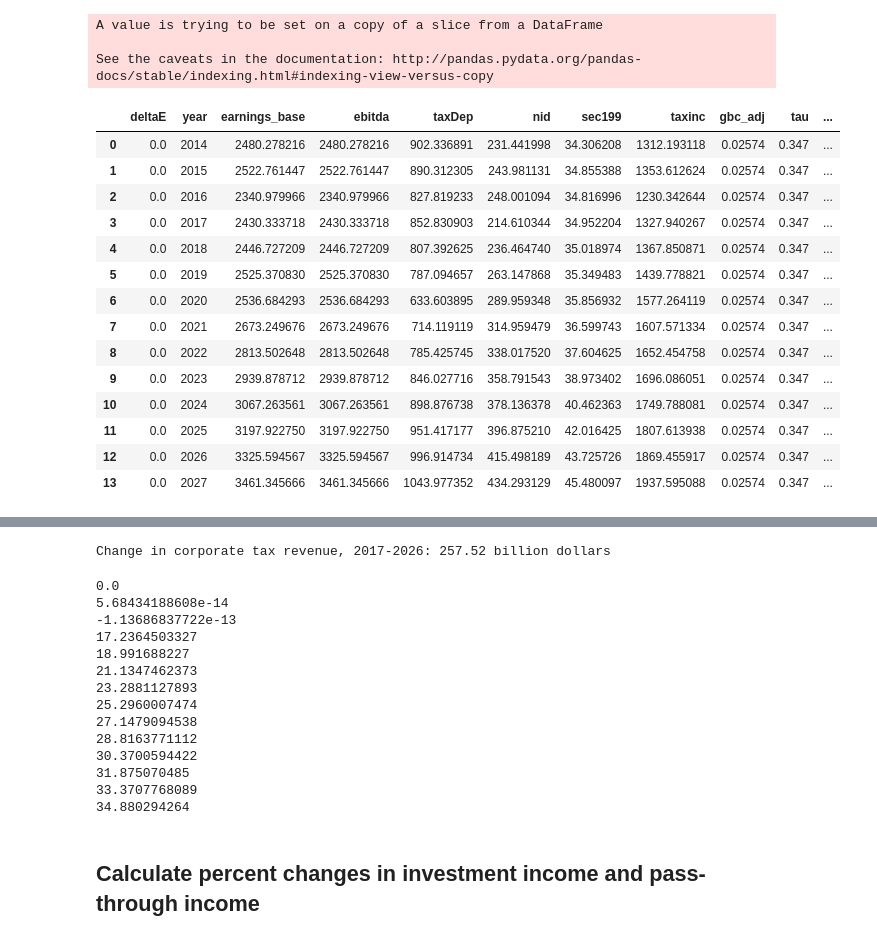
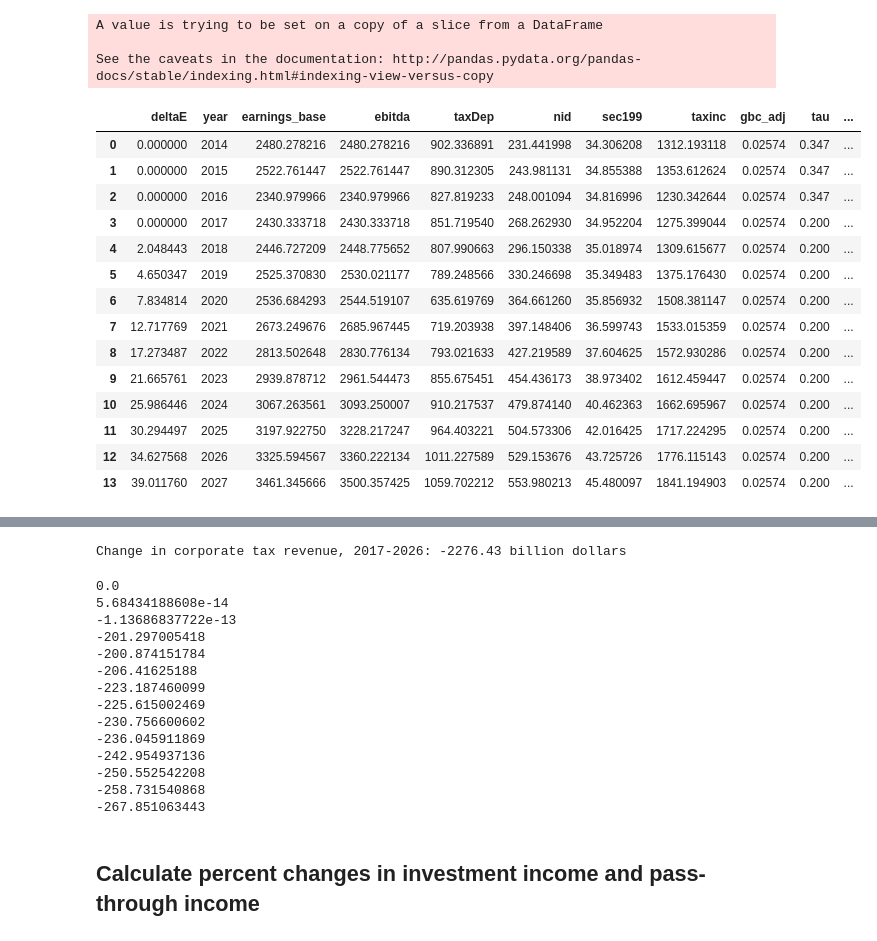
Before and after one commit to PSLmodels/Business-Taxation, a Jupyter notebook: combined_corporate_model.ipynb, the cells around one changed output, grey strips where cells are left out. Cells and saved outputs as stored; diff of their text form; code cells hidden in the pictures.

```diff
--- a/combined_corporate_model.ipynb
+++ b/combined_corporate_model.ipynb
@@ -95,13 +95,13 @@ E = 0.058   #real return on equity
 ## Tax policy parameters
 reform_start_year = 2017
 tau_base = 0.35     #statutory tax rate, current law
-tau_ref = 0.35      #statutory tax rate
-progressive_rate = True
-int_hc = 0.2        #haircut on interest deduction
+tau_ref = 0.2      #statutory tax rate
+progressive_rate = False
+int_hc = 0.0        #haircut on interest deduction
 ## Modify bonus depreciation dataset to use new laws
 bonus_data_ref = copy.deepcopy(bonus_data)
 #for i in range(len(bonus_data_ref)):
-#    if bonus_data_ref['year'][i] >= reform_start_year:
+#    if (bonus_data_ref['year'][i] >= reform_start_year):# and (bonus_data_ref['year'][i] < reform_start_year+5):
 #        bonus_data_ref['bonus3'][i] = 1.
 #        bonus_data_ref['bonus5'][i] = 1.
 #        bonus_data_ref['bonus7'][i] = 1.
@@ -293,7 +296,7 @@ iit_params_ref = {
     }
 }
 # %%
-(NID_ref, NIP_ref) = NID_response(capPath_ref_corp, nid_hc_year=reform_start_year, nid_hc=int_hc)
+(NID_ref, NIP_ref) = NID_response(capPath_ref_corp)
 (IntDed_ref_noncorp, IntPaid_ref_noncorp) = noncorpIntDeduction_response(capPath_base_noncorp, id_hc_year=reform_start_year,
                                                                          id_hc_old=int_hc, id_hc_new=int_hc)
 combined_ref = combined_ref.merge(right=NID_ref, how='outer', on='year')
@@ -321,26 +324,26 @@ A value is trying to be set on a copy of a slice from a DataFrame
 See the caveats in the documentation: http://pandas.pydata.org/pandas-docs/stable/indexing.html#indexing-view-versus-copy
 # %%
 combined_ref = combined_ref.merge(right=ftc_base, how='outer', on='year')
-amt_ref = AMTmodel(ctax_rates=np.asarray(combined_ref['tau']))
+amt_ref = AMTmodel(amt_repeal_year=reform_start_year, ctax_rates=np.asarray(combined_ref['tau']))
 combined_ref = combined_ref.merge(right=amt_ref, how='outer', on='year')
 combined_ref['taxrev'] = combined_ref['taxbc'] + combined_ref['amt'] - combined_ref['ftc'] - combined_ref['pymtc']
 combined_ref
 # %% [output]
 |  | deltaE | year | earnings_base | ebitda | taxDep | nid | sec199 | taxinc | gbc_adj | tau | ... |
-| 0 | 0.0 | 2014 | 2480.278216 | 2480.278216 | 902.336891 | 231.441998 | 34.306208 | 1312.193118 | 0.02574 | 0.347 | ... |
-| 1 | 0.0 | 2015 | 2522.761447 | 2522.761447 | 890.312305 | 243.981131 | 34.855388 | 1353.612624 | 0.02574 | 0.347 | ... |
-| 2 | 0.0 | 2016 | 2340.979966 | 2340.979966 | 827.819233 | 248.001094 | 34.816996 | 1230.342644 | 0.02574 | 0.347 | ... |
-| 3 | 0.0 | 2017 | 2430.333718 | 2430.333718 | 852.830903 | 214.610344 | 34.952204 | 1327.940267 | 0.02574 | 0.347 | ... |
-| 4 | 0.0 | 2018 | 2446.727209 | 2446.727209 | 807.392625 | 236.464740 | 35.018974 | 1367.850871 | 0.02574 | 0.347 | ... |
-| 5 | 0.0 | 2019 | 2525.370830 | 2525.370830 | 787.094657 | 263.147868 | 35.349483 | 1439.778821 | 0.02574 | 0.347 | ... |
-| 6 | 0.0 | 2020 | 2536.684293 | 2536.684293 | 633.603895 | 289.959348 | 35.856932 | 1577.264119 | 0.02574 | 0.347 | ... |
-| 7 | 0.0 | 2021 | 2673.249676 | 2673.249676 | 714.119119 | 314.959479 | 36.599743 | 1607.571334 | 0.02574 | 0.347 | ... |
-| 8 | 0.0 | 2022 | 2813.502648 | 2813.502648 | 785.425745 | 338.017520 | 37.604625 | 1652.454758 | 0.02574 | 0.347 | ... |
-| 9 | 0.0 | 2023 | 2939.878712 | 2939.878712 | 846.027716 | 358.791543 | 38.973402 | 1696.086051 | 0.02574 | 0.347 | ... |
-| 10 | 0.0 | 2024 | 3067.263561 | 3067.263561 | 898.876738 | 378.136378 | 40.462363 | 1749.788081 | 0.02574 | 0.347 | ... |
-| 11 | 0.0 | 2025 | 3197.922750 | 3197.922750 | 951.417177 | 396.875210 | 42.016425 | 1807.613938 | 0.02574 | 0.347 | ... |
-| 12 | 0.0 | 2026 | 3325.594567 | 3325.594567 | 996.914734 | 415.498189 | 43.725726 | 1869.455917 | 0.02574 | 0.347 | ... |
-| 13 | 0.0 | 2027 | 3461.345666 | 3461.345666 | 1043.977352 | 434.293129 | 45.480097 | 1937.595088 | 0.02574 | 0.347 | ... |
+| 0 | 0.000000 | 2014 | 2480.278216 | 2480.278216 | 902.336891 | 231.441998 | 34.306208 | 1312.193118 | 0.02574 | 0.347 | ... |
+| 1 | 0.000000 | 2015 | 2522.761447 | 2522.761447 | 890.312305 | 243.981131 | 34.855388 | 1353.612624 | 0.02574 | 0.347 | ... |
+| 2 | 0.000000 | 2016 | 2340.979966 | 2340.979966 | 827.819233 | 248.001094 | 34.816996 | 1230.342644 | 0.02574 | 0.347 | ... |
+| 3 | 0.000000 | 2017 | 2430.333718 | 2430.333718 | 851.719540 | 268.262930 | 34.952204 | 1275.399044 | 0.02574 | 0.200 | ... |
+| 4 | 2.048443 | 2018 | 2446.727209 | 2448.775652 | 807.990663 | 296.150338 | 35.018974 | 1309.615677 | 0.02574 | 0.200 | ... |
+| 5 | 4.650347 | 2019 | 2525.370830 | 2530.021177 | 789.248566 | 330.246698 | 35.349483 | 1375.176430 | 0.02574 | 0.200 | ... |
+| 6 | 7.834814 | 2020 | 2536.684293 | 2544.519107 | 635.619769 | 364.661260 | 35.856932 | 1508.381147 | 0.02574 | 0.200 | ... |
+| 7 | 12.717769 | 2021 | 2673.249676 | 2685.967445 | 719.203938 | 397.148406 | 36.599743 | 1533.015359 | 0.02574 | 0.200 | ... |
+| 8 | 17.273487 | 2022 | 2813.502648 | 2830.776134 | 793.021633 | 427.219589 | 37.604625 | 1572.930286 | 0.02574 | 0.200 | ... |
+| 9 | 21.665761 | 2023 | 2939.878712 | 2961.544473 | 855.675451 | 454.436173 | 38.973402 | 1612.459447 | 0.02574 | 0.200 | ... |
+| 10 | 25.986446 | 2024 | 3067.263561 | 3093.250007 | 910.217537 | 479.874140 | 40.462363 | 1662.695967 | 0.02574 | 0.200 | ... |
+| 11 | 30.294497 | 2025 | 3197.922750 | 3228.217247 | 964.403221 | 504.573306 | 42.016425 | 1717.224295 | 0.02574 | 0.200 | ... |
+| 12 | 34.627568 | 2026 | 3325.594567 | 3360.222134 | 1011.227589 | 529.153676 | 43.725726 | 1776.115143 | 0.02574 | 0.200 | ... |
+| 13 | 39.011760 | 2027 | 3461.345666 | 3500.357425 | 1059.702212 | 553.980213 | 45.480097 | 1841.194903 | 0.02574 | 0.200 | ... |
 # %%
 combined_base
 # %% [output]
@@ -366,7 +369,7 @@ print ("Change in corporate tax revenue, " + str(reform_start_year) + "-" + str(
            sum(combined_base['taxrev'][reform_start_year-2014:reform_start_year-2004])) * 100.) / 100.) +
        " billion dollars")
 # %% [output]
-Change in corporate tax revenue, 2017-2026: 257.52 billion dollars
+Change in corporate tax revenue, 2017-2026: -2276.43 billion dollars
 # %%
 for i in compare:
     print i
@@ -374,17 +377,17 @@ for i in compare:
 0.0
 5.68434188608e-14
 -1.13686837722e-13
-17.2364503327
-18.991688227
-21.1347462373
-23.2881127893
-25.2960007474
-27.1479094538
-28.8163771112
-30.3700594422
-31.875070485
-33.3707768089
-34.880294264
+-201.297005418
+-200.874151784
+-206.41625188
+-223.187460099
+-225.615002469
+-230.756600602
+-236.045911869
+-242.954937136
+-250.552542208
+-258.731540868
+-267.851063443
 # %% [markdown]
 ## Calculate percent changes in investment income and pass-through income
 # %%
```
Also changed, not shown: parts of 9 cells of this notebook, 1 other file.
